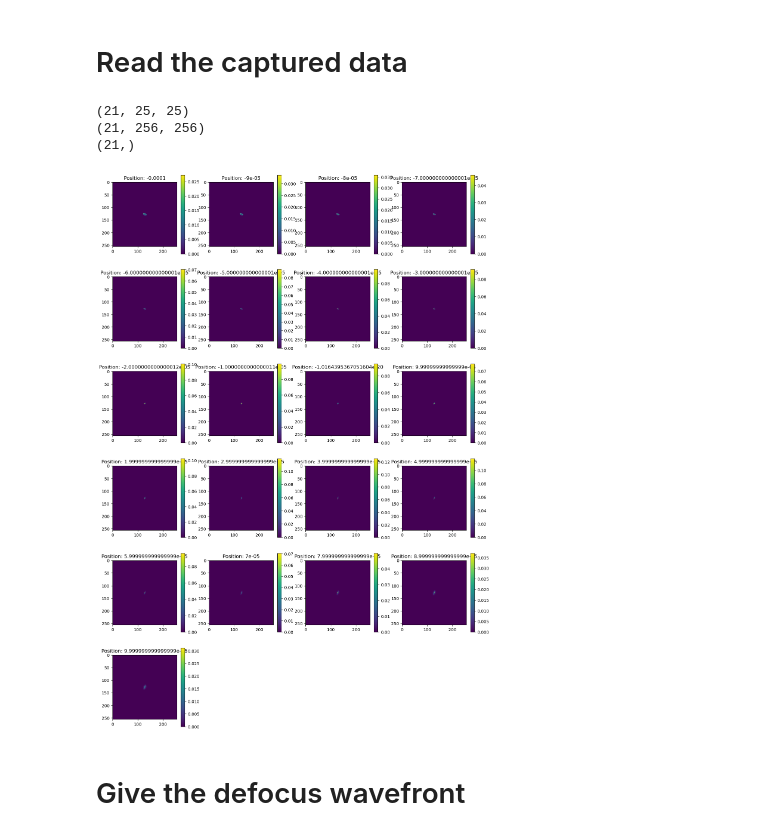
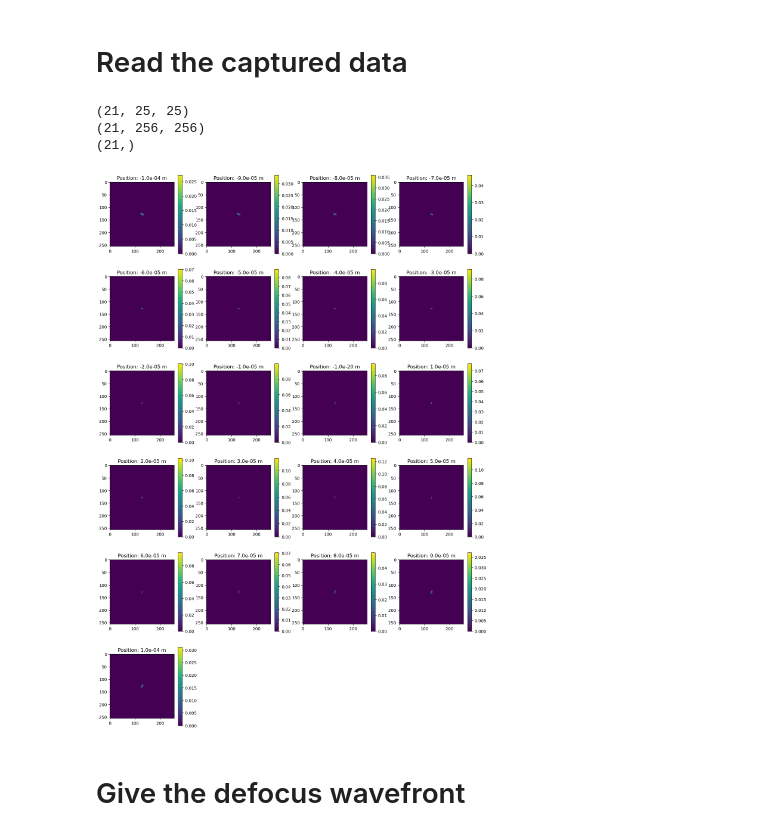
Before and after one commit to yiyanghuang0812/phase_retrieval, a Jupyter notebook: simulation_test.ipynb, the cells around one changed output. Saved outputs shown, nothing was run; the diff lists cells and outputs as text; code cells hidden in the pictures.

```diff
--- a/simulation_test.ipynb
+++ b/simulation_test.ipynb
@@ -43,35 +43,35 @@ psf_cols = image_raw.shape[2]
 upper_padding = round((npix_pupil - psf_rows) / 2)
 lower_padding = npix_pupil - psf_rows - upper_padding
 left_padding = round((npix_pupil - psf_cols) / 2)
 right_padding = npix_pupil - psf_cols - left_padding
 image = np.pad(image_raw, pad_width=((0, 0), (upper_padding, lower_padding), (left_padding, right_padding)), mode='constant', constant_values=0)
 print(image.shape)
 
 depth = image.shape[0] # image layer
 col_num = 4 # column number of images for display
 row_num = math.ceil(depth / col_num) # row number of images for display
 
 position = np.load('C:/Users/yiyan/OneDrive/Desktop/Wavefront propagations/distances.npy')
 print(position.shape)
 
 image = cp.asarray(image)
 position = cp.asarray(position)
 
 image_size = 4
 plt.figure(figsize=(image_size * col_num, image_size * row_num))
 for i in range(depth):
     position_info = position[i]
     plt.subplot(row_num, col_num, i+1)
     plt.imshow(image[i].get())
-    plt.title(f'Position: {position_info}')
+    plt.title(f'Position: {position_info.get():.1e} m')
     plt.colorbar()
 
 plt.show()
 # %% [output]
 (21, 25, 25)
 (21, 256, 256)
 (21,)
-[figure, old version]
+[figure, new version]
 # %% [markdown]
 # Give the defocus wavefront
 # %%
```
Also changed, not shown: parts of 2 cells of this notebook.
